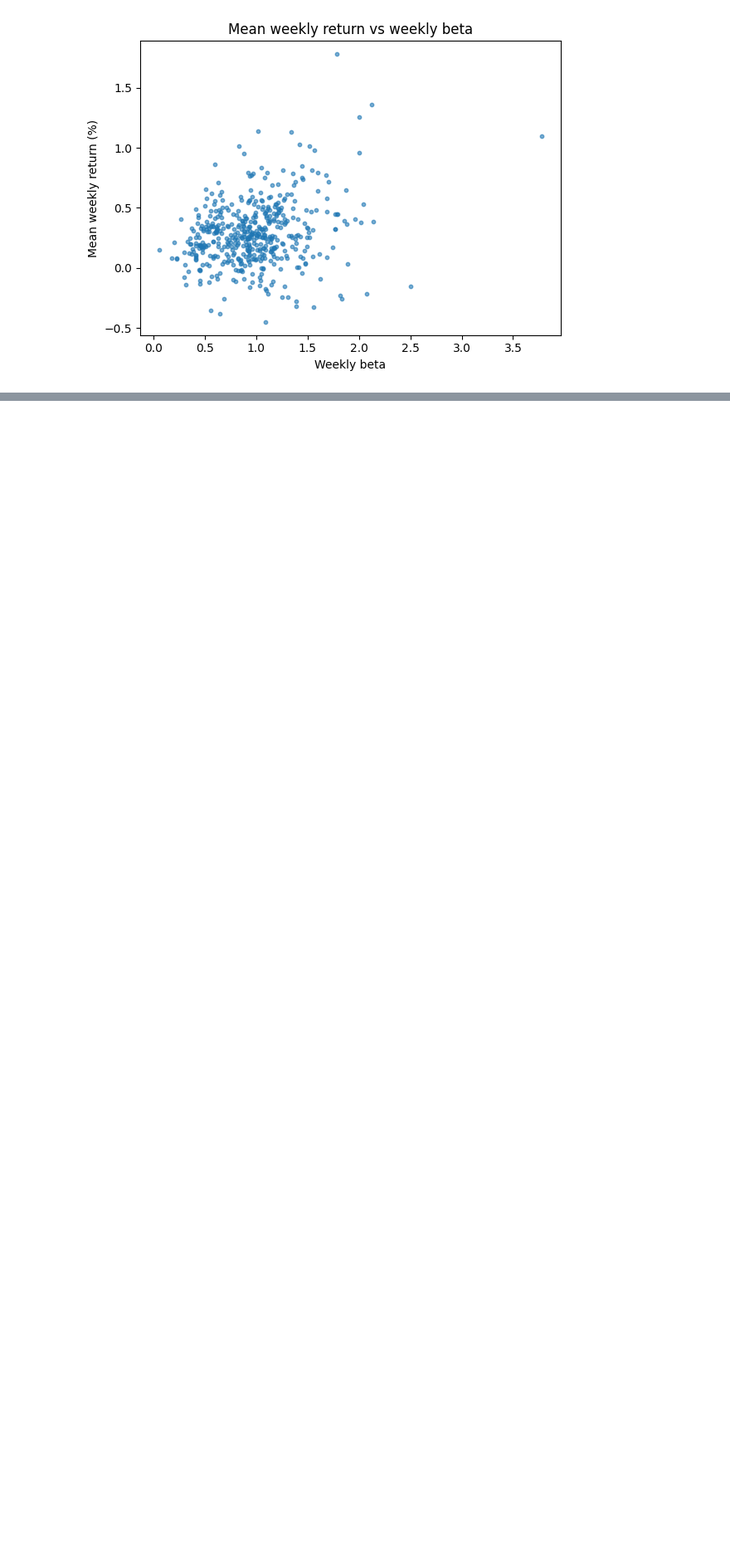
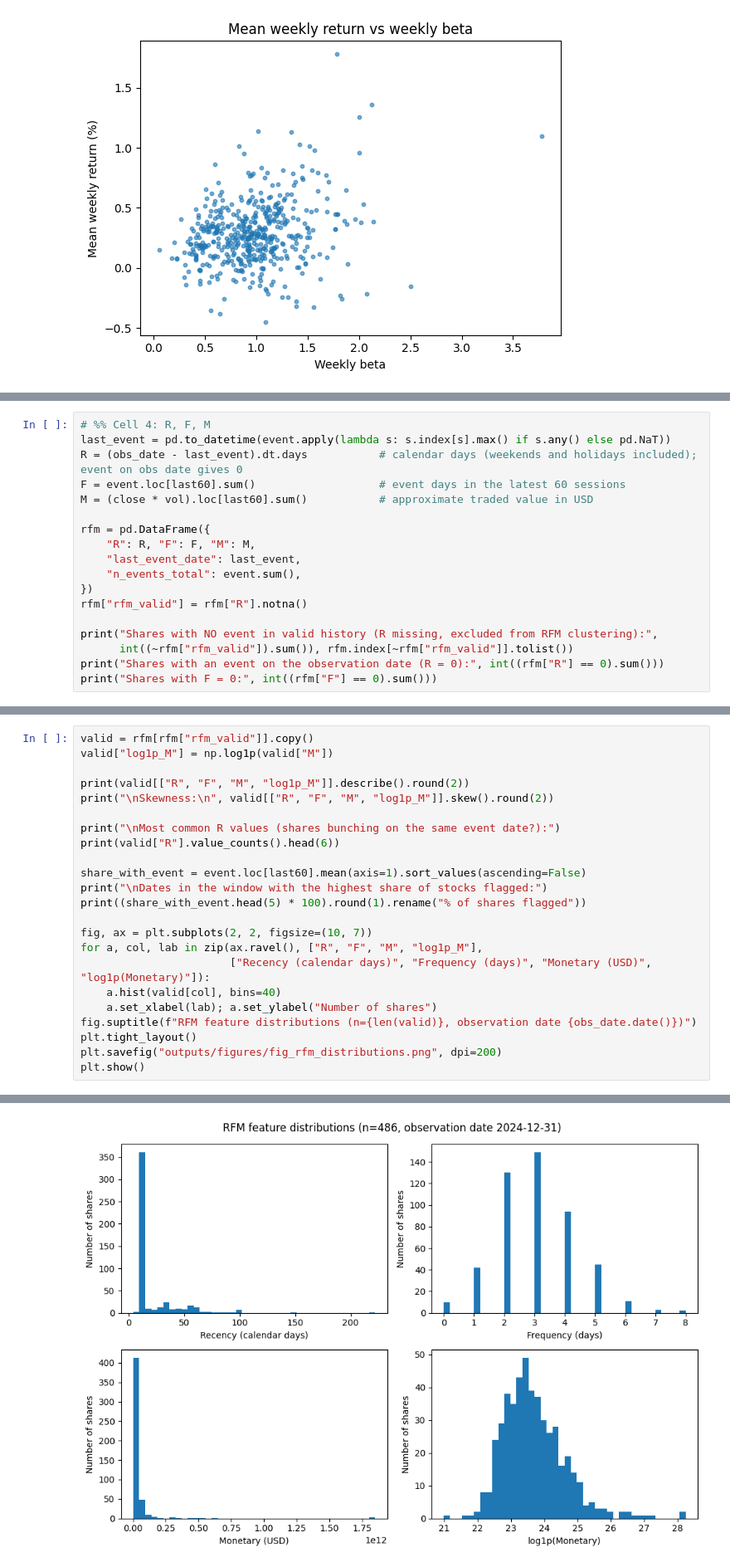
Before and after one commit to nemitha21/S-P500_Stock_Analysis_CWK1, a Jupyter notebook: S&P500_Stock_Analysis_CWK1.ipynb, the cells around one changed output, grey strips where cells are left out. Shown at 83% size. Cells and saved outputs as stored; diff of their text form; blank space fills up the shorter version.

```diff
--- a/S&P500_Stock_Analysis_CWK1.ipynb
+++ b/S&P500_Stock_Analysis_CWK1.ipynb
@@ -607,0 +668,18 @@ plt.show()
+# %%
+# %% Cell 4: R, F, M
+last_event = pd.to_datetime(event.apply(lambda s: s.index[s].max() if s.any() else pd.NaT))
+R = (obs_date - last_event).dt.days           # calendar days (weekends and holidays included); event on obs date gives 0
+F = event.loc[last60].sum()                   # event days in the latest 60 sessions
+M = (close * vol).loc[last60].sum()           # approximate traded value in USD
+
+rfm = pd.DataFrame({
+    "R": R, "F": F, "M": M,
+    "last_event_date": last_event,
+    "n_events_total": event.sum(),
+})
+rfm["rfm_valid"] = rfm["R"].notna()
+
+print("Shares with NO event in valid history (R missing, excluded from RFM clustering):",
+      int((~rfm["rfm_valid"]).sum()), rfm.index[~rfm["rfm_valid"]].tolist())
+print("Shares with an event on the observation date (R = 0):", int((rfm["R"] == 0).sum()))
+print("Shares with F = 0:", int((rfm["F"] == 0).sum()))
@@ -607,0 +754,24 @@ plt.show()
+# %%
+valid = rfm[rfm["rfm_valid"]].copy()
+valid["log1p_M"] = np.log1p(valid["M"])
+
+print(valid[["R", "F", "M", "log1p_M"]].describe().round(2))
+print("\nSkewness:\n", valid[["R", "F", "M", "log1p_M"]].skew().round(2))
+
+print("\nMost common R values (shares bunching on the same event date?):")
+print(valid["R"].value_counts().head(6))
+
+share_with_event = event.loc[last60].mean(axis=1).sort_values(ascending=False)
+print("\nDates in the window with the highest share of stocks flagged:")
+print((share_with_event.head(5) * 100).round(1).rename("% of shares flagged"))
+
+fig, ax = plt.subplots(2, 2, figsize=(10, 7))
+for a, col, lab in zip(ax.ravel(), ["R", "F", "M", "log1p_M"],
+                       ["Recency (calendar days)", "Frequency (days)", "Monetary (USD)", "log1p(Monetary)"]):
+    a.hist(valid[col], bins=40)
+    a.set_xlabel(lab); a.set_ylabel("Number of shares")
+fig.suptitle(f"RFM feature distributions (n={len(valid)}, observation date {obs_date.date()})")
+plt.tight_layout()
+plt.savefig("outputs/figures/fig_rfm_distributions.png", dpi=200)
+plt.show()
+# %% [output]
@@ -607,0 +795 @@ plt.show()
+[figure, added]
```
Also changed, not shown: parts of 14 cells of this notebook.
